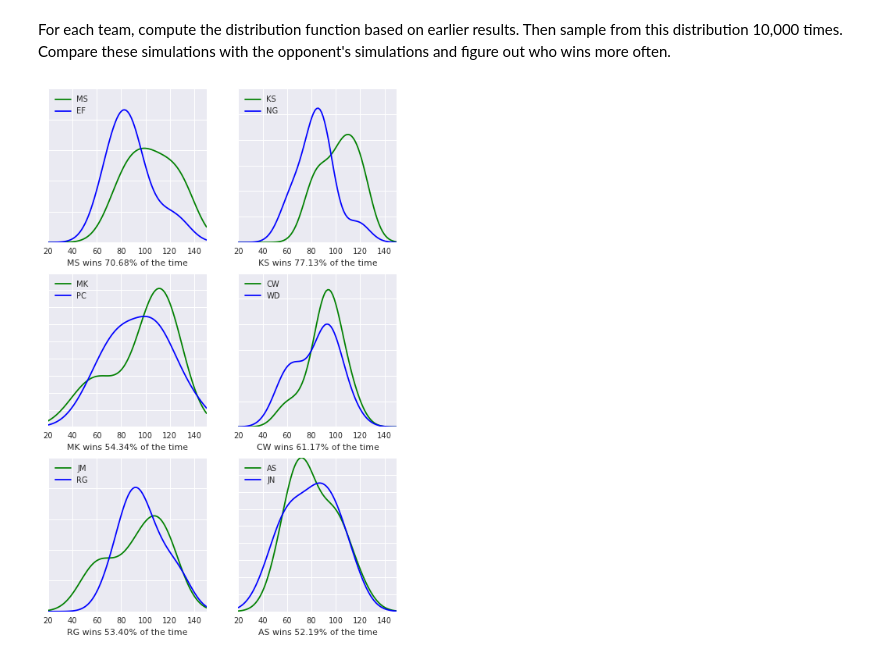
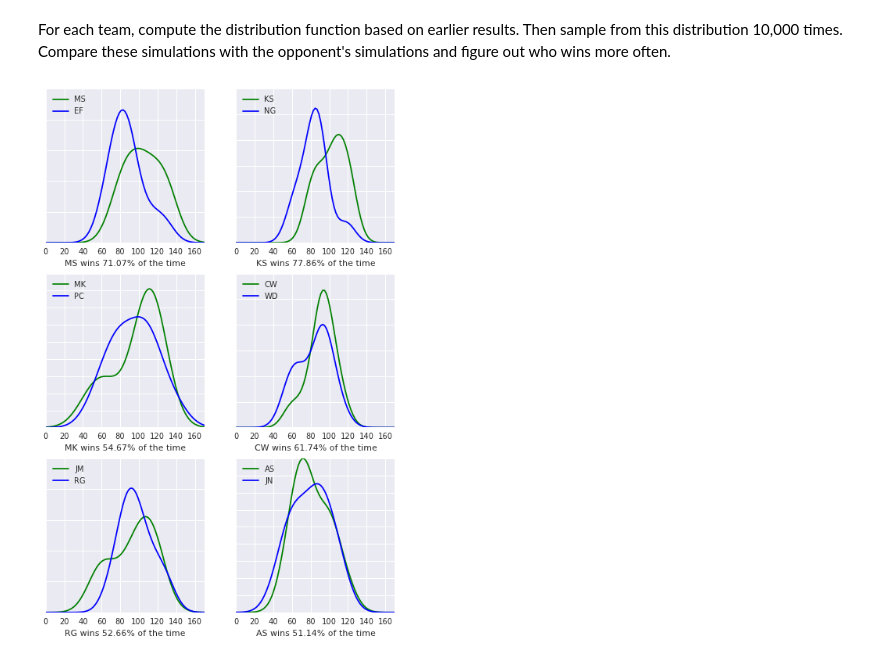
Before and after one commit to sitek/GhostRideTheCart, a Jupyter notebook: GhostRideTheStats.ipynb, the cells around one changed output. Drawn from its saved outputs; the diff is of its cells as text; code cells hidden in the pictures.

```diff
--- a/GhostRideTheStats.ipynb
+++ b/GhostRideTheStats.ipynb
@@ -274,37 +274,37 @@ print matchups
 For each team, compute the distribution function based on earlier results. Then sample from this distribution 10,000 times. Compare these simulations with the opponent's simulations and figure out who wins more often.
 # %%
 
-xgrid = np.linspace(20,150, 100)
+xgrid = np.linspace(0,200, 100)
 
 sb.set_context(rc={"figure.figsize": (8,12),'font.size': 16})
 
 for idx, game in enumerate(matchups):
 
     density1 = kde.gaussian_kde(pfre[manager_initials.index(game[0]),:])
     density2 = kde.gaussian_kde(pfre[manager_initials.index(game[1]),:])
 
     sample1 = density1.resample(10000)
     sample2 = density2.resample(10000)
 
     outcomes = sample1-sample2
     team1wins = filter(lambda x: x>0,outcomes[0])
     team2wins = filter(lambda x: x<0,outcomes[0])
     if len(team1wins) > len(team2wins):
         percentwin = len(team1wins)/100.
         xlab = "%s wins %.2f%% of the time" %(game[0],percentwin)
     else:
         percentwin = len(team2wins)/100.
         xlab = "%s wins %.2f%% of the time" %(game[1],percentwin)
 
     ax = plt.subplot(3,2,idx+1)
     ax.plot(xgrid, density1(xgrid), 'g-',label=game[0])
     ax.plot(xgrid, density2(xgrid), 'b-',label=game[1])
-    plt.xlim((20,150))
+    plt.xlim((0,170))
     ax.set_yticklabels([])
 
     green_line = mlines.Line2D([], [], color='green', label=game[0])
     blue_line = mlines.Line2D([], [], color='blue', label=game[1])
     plt.legend([green_line, blue_line],[game[0],game[1]],loc=2)
     plt.xlabel(xlab)
 # %% [output]
-[figure, old version]
+[figure, new version]
```
